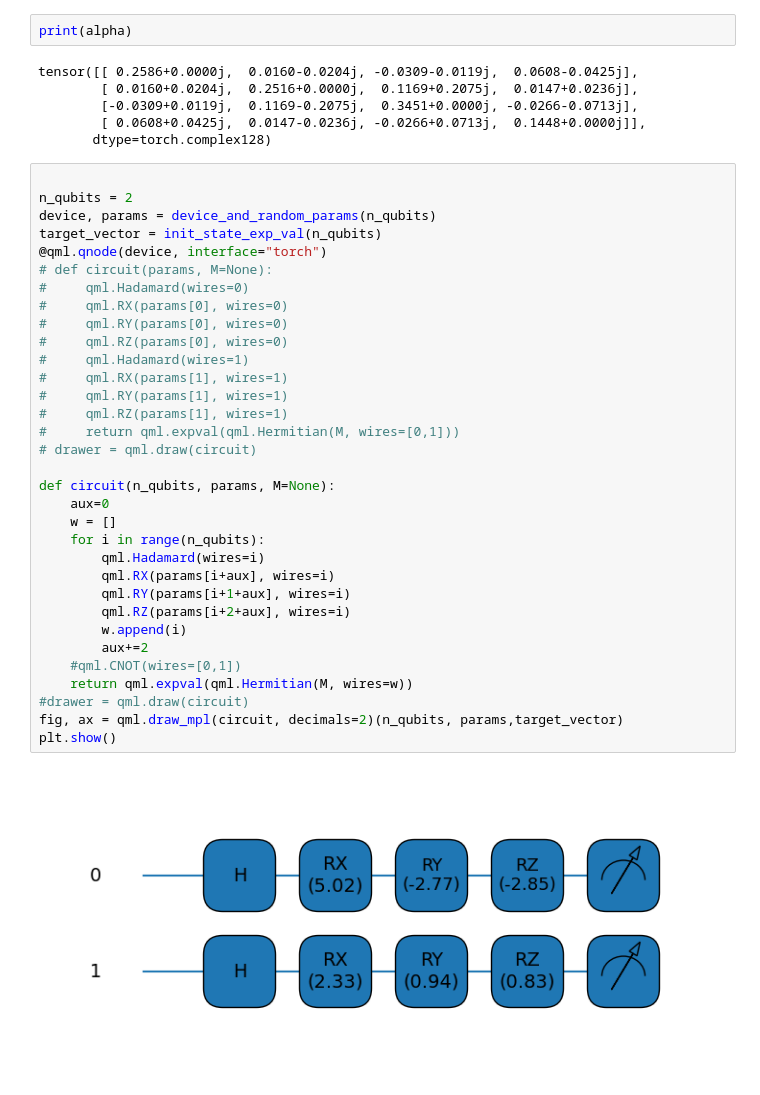
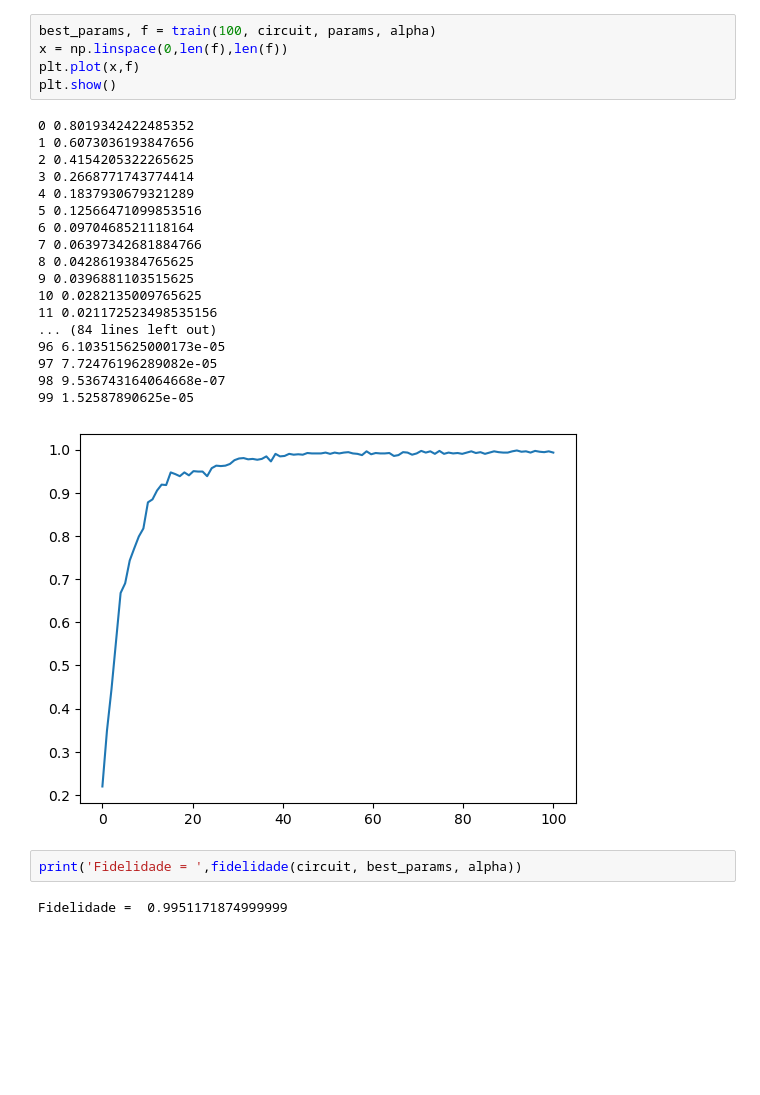
Before and after one commit to SchultzVV/Qiskit, a Jupyter notebook: Conteúdo/Run.ipynb, the cells around one changed output. Drawn from its saved outputs; the diff is of its cells as text; blank space fills up the shorter version.

```diff
--- a/Conteúdo/Run.ipynb
+++ b/Conteúdo/Run.ipynb
@@ -130,43 +226,28 @@ print(fidelidade(alpha))
+# %%
+best_params, f = train(100, circuit, params, alpha)
+x = np.linspace(0,len(f),len(f))
+plt.plot(x,f)
+plt.show()
+# %% [output]
+0 0.8019342422485352
+1 0.6073036193847656
+2 0.4154205322265625
+3 0.2668771743774414
+4 0.1837930679321289
+5 0.12566471099853516
+6 0.0970468521118164
+7 0.06397342681884766
+8 0.0428619384765625
+9 0.0396881103515625
+10 0.0282135009765625
+11 0.021172523498535156
+... (84 lines left out)
+96 6.103515625000173e-05
+97 7.72476196289082e-05
+98 9.536743164064668e-07
+99 1.52587890625e-05
+[figure, added]
 # %%
-print(alpha)
+print('Fidelidade = ',fidelidade(circuit, best_params, alpha))
 # %% [output]
-tensor([[ 0.2586+0.0000j,  0.0160-0.0204j, -0.0309-0.0119j,  0.0608-0.0425j],
-        [ 0.0160+0.0204j,  0.2516+0.0000j,  0.1169+0.2075j,  0.0147+0.0236j],
-        [-0.0309+0.0119j,  0.1169-0.2075j,  0.3451+0.0000j, -0.0266-0.0713j],
-        [ 0.0608+0.0425j,  0.0147-0.0236j, -0.0266+0.0713j,  0.1448+0.0000j]],
-       dtype=torch.complex128)
+Fidelidade =  0.9951171874999999
-# %%
-
-n_qubits = 2
-device, params = device_and_random_params(n_qubits)
-target_vector = init_state_exp_val(n_qubits)
-@qml.qnode(device, interface="torch")
-# def circuit(params, M=None):
-#     qml.Hadamard(wires=0)
-#     qml.RX(params[0], wires=0)
-#     qml.RY(params[0], wires=0)
-#     qml.RZ(params[0], wires=0)
-#     qml.Hadamard(wires=1)
-#     qml.RX(params[1], wires=1)
-#     qml.RY(params[1], wires=1)
-#     qml.RZ(params[1], wires=1)
-#     return qml.expval(qml.Hermitian(M, wires=[0,1]))
-# drawer = qml.draw(circuit)
-
-def circuit(n_qubits, params, M=None):
-    aux=0
-    w = []
-    for i in range(n_qubits):
-        qml.Hadamard(wires=i)
-        qml.RX(params[i+aux], wires=i)
-        qml.RY(params[i+1+aux], wires=i)
-        qml.RZ(params[i+2+aux], wires=i)
-        w.append(i)
-        aux+=2
-    #qml.CNOT(wires=[0,1])
-    return qml.expval(qml.Hermitian(M, wires=w))
-#drawer = qml.draw(circuit)
-fig, ax = qml.draw_mpl(circuit, decimals=2)(n_qubits, params,target_vector)
-plt.show()
-# %% [output]
-[figure, removed]
```
Also changed, not shown: parts of 23 cells of this notebook, 2 other files.
